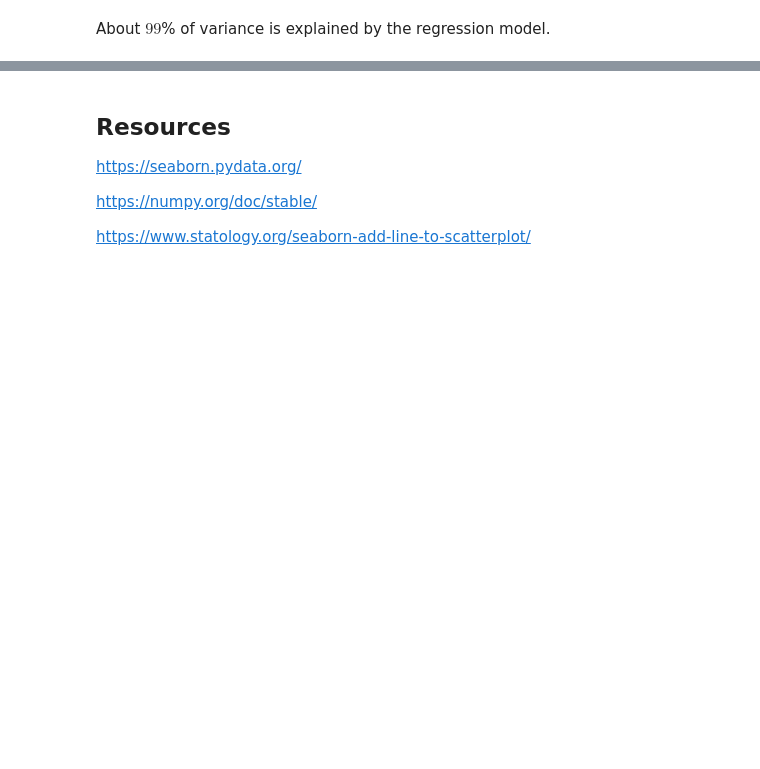
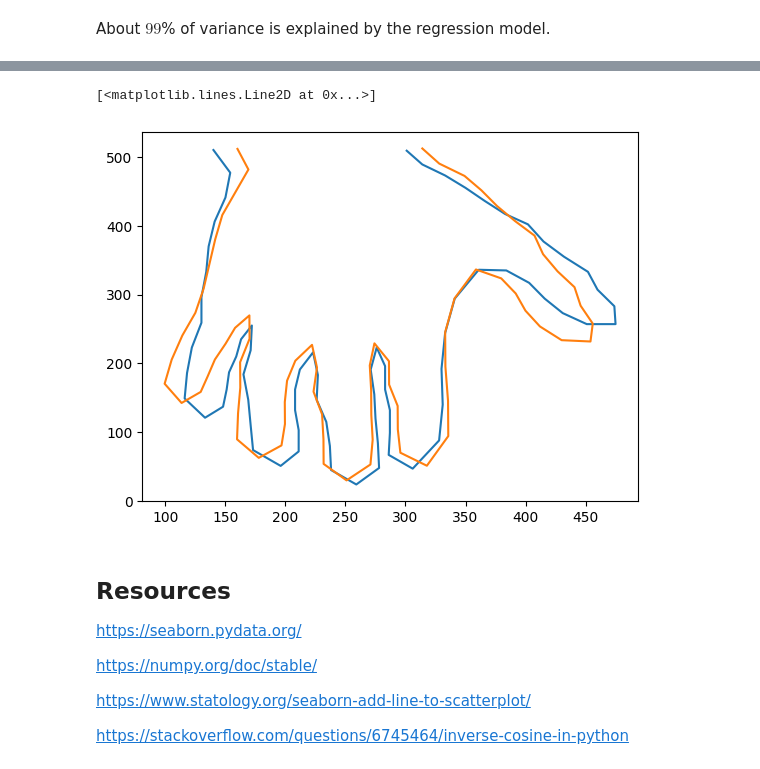
Before and after one commit to Tazering/UVA-CS, a Jupyter notebook: CS-3501_Zhang/PS3/tjk9ep_PS3.ipynb, the cells around one changed output, grey strips where cells are left out. Drawn from its saved outputs; the diff is of its cells as text; code cells hidden in the pictures; blank space fills up the shorter version.

```diff
--- a/CS-3501_Zhang/PS3/tjk9ep_PS3.ipynb
+++ b/CS-3501_Zhang/PS3/tjk9ep_PS3.ipynb
@@ -191,0 +228,8 @@ About $99$% of variance is explained by the regression model.
+# %%
+# create the matrix
+def create_matrix(A1, A2):
+  return np.matmul(A1.T, A2)
+
+matrix = create_matrix(hand_1, hand_2)
+print("Shape of the matrix:", matrix.shape)
+print("Matrix:", matrix)
@@ -191,0 +243,8 @@ About $99$% of variance is explained by the regression model.
+# %%
+# compute the SVD
+U, S, Vt = la.svd(matrix)
+# %%
+# calculate rotation
+R = np.matmul(U, Vt)
+print("R matrix shape:", R.shape)
+print("R matrix:", R)
@@ -191,0 +264,4 @@ About $99$% of variance is explained by the regression model.
+# %%
+hand_2_rotate = np.matmul(R, hand_2.T).T
+print(hand_2_rotate.shape)
+hand_2_rotate.head()
@@ -192,3 +276,9 @@ About $99$% of variance is explained by the regression model.
+# %%
+plt.plot(hand_1["x"], hand_1["y"])
+plt.plot(hand_2_rotate[0], hand_2_rotate[1])
+# %% [output]
+[<matplotlib.lines.Line2D at 0x...>]
+[figure, added]
 # %% [markdown]
 ## **Resources**
 
@@ -197,3 +287,5 @@ https://seaborn.pydata.org/
 https://numpy.org/doc/stable/
 
 https://www.statology.org/seaborn-add-line-to-scatterplot/
+
+https://stackoverflow.com/questions/6745464/inverse-cosine-in-python
```
Also changed, not shown: parts of 11 cells of this notebook.
